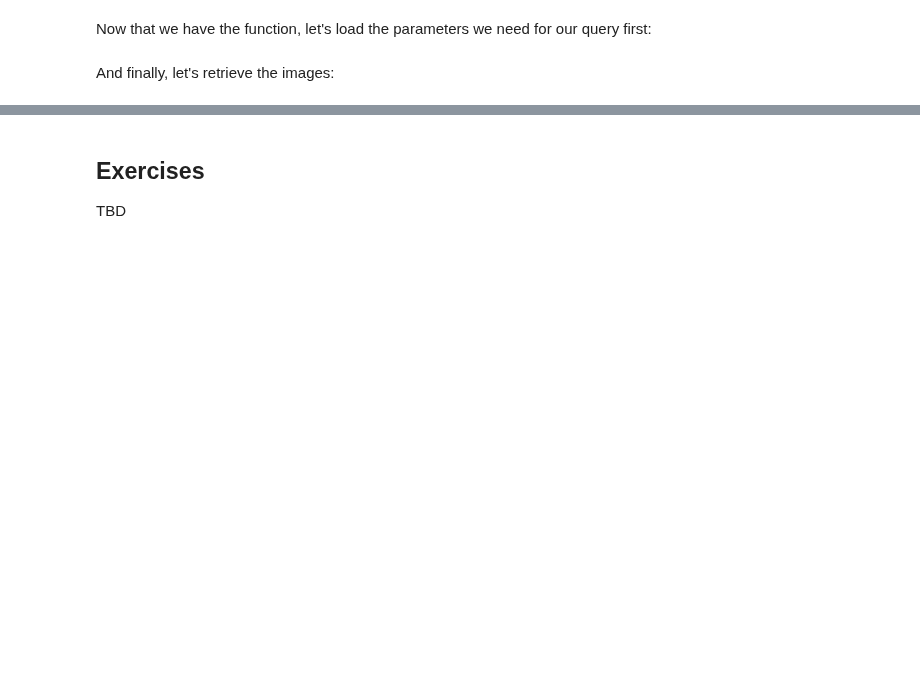
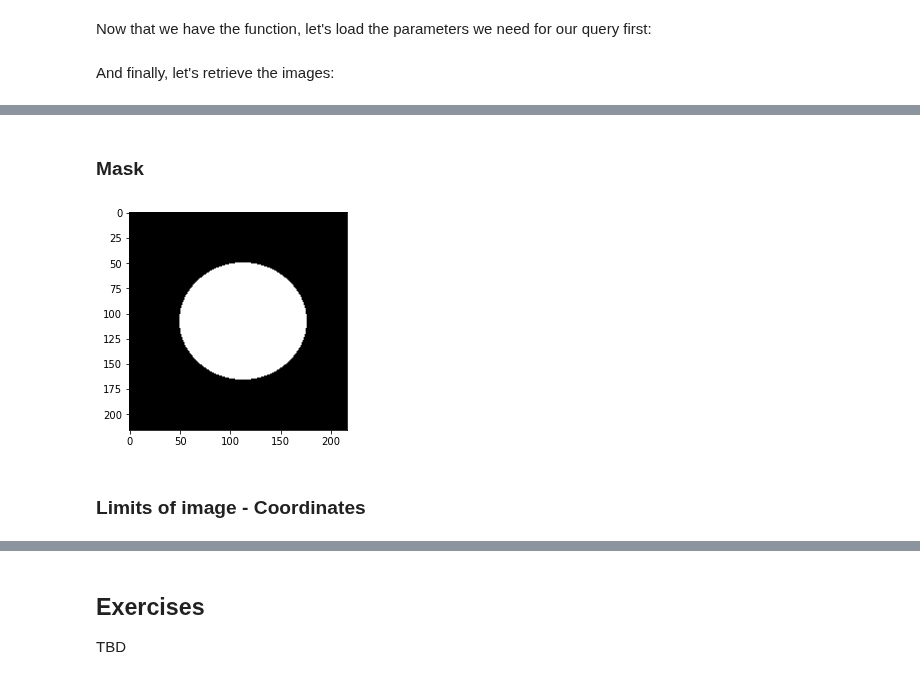
Before and after one commit to ScienceBetter/notebooks-stsci, a Jupyter notebook: surveying_dust_structure_via_GALEX_MIS/surveying_dust_structure_via_GALEX_MIS.ipynb, the cells around one changed output, grey strips where cells are left out. Cells and saved outputs as stored; diff of their text form; code cells hidden in the pictures; blank space fills up the shorter version.

```diff
--- a/surveying_dust_structure_via_GALEX_MIS/surveying_dust_structure_via_GALEX_MIS.ipynb
+++ b/surveying_dust_structure_via_GALEX_MIS/surveying_dust_structure_via_GALEX_MIS.ipynb
@@ -339,0 +373,18 @@ plt.show()
+# %% [markdown]
+### Mask
+# %%
+from PIL import Image, ImageDraw, ImageFilter
+
+im2 = Image.open('draco4.jpg')
+mask_im = Image.new("L", im2.size, 0)
+draw = ImageDraw.Draw(mask_im)
+draw.ellipse((50, 50, 175, 165), fill=255)
+mask_im.save('mask_circle.jpg', quality=95)
+
+plt.figure()
+plt.imshow(mask_im,cmap='binary_r')
+plt.show()
+# %% [output]
+[figure, added]
+# %% [markdown]
+### Limits of image - Coordinates
```
Also changed, not shown: parts of 20 cells of this notebook.
